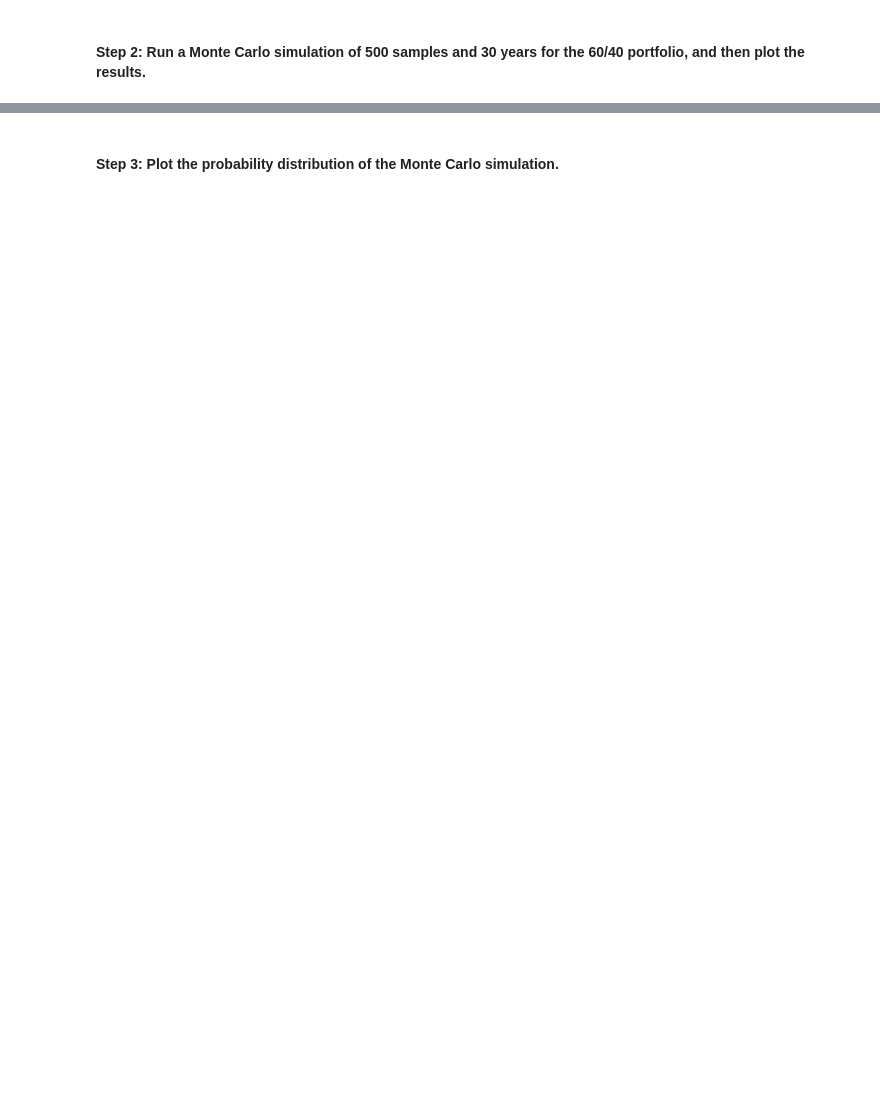
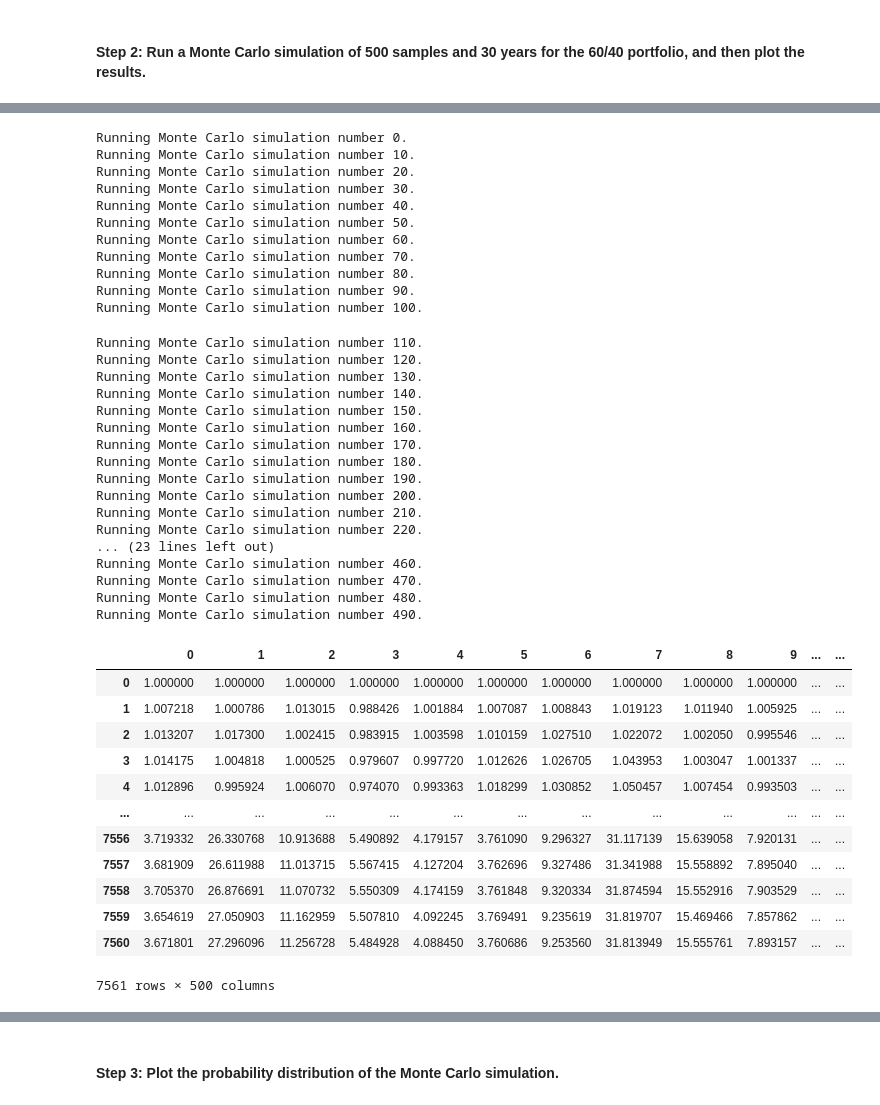
Before and after one commit to drewpagnotta/Challenge_5, a Jupyter notebook: financial_planning_tools.ipynb, the cells around one changed output, grey strips where cells are left out. Saved outputs shown, nothing was run; the diff lists cells and outputs as text; code cells hidden in the pictures; blank space fills up the shorter version.

Commit message:
Ran the Monte Carlo Sim, Completed up to Step 4

```diff
--- a/financial_planning_tools.ipynb
+++ b/financial_planning_tools.ipynb
@@ -493,6 +522,48 @@ In this section, you’ll use the MCForecastTools library to create a Monte Carl
 # %%
 # Run the Monte Carlo simulation to forecast 30 years cumulative returns
-# YOUR CODE HERE
+MC_60_SPY_40_AGG.calc_cumulative_return()
+# %% [output]
+Running Monte Carlo simulation number 0.
+Running Monte Carlo simulation number 10.
+Running Monte Carlo simulation number 20.
+Running Monte Carlo simulation number 30.
+Running Monte Carlo simulation number 40.
+Running Monte Carlo simulation number 50.
+Running Monte Carlo simulation number 60.
+Running Monte Carlo simulation number 70.
+Running Monte Carlo simulation number 80.
+Running Monte Carlo simulation number 90.
+Running Monte Carlo simulation number 100.
+Running Monte Carlo simulation number 110.
+Running Monte Carlo simulation number 120.
+Running Monte Carlo simulation number 130.
+Running Monte Carlo simulation number 140.
+Running Monte Carlo simulation number 150.
+Running Monte Carlo simulation number 160.
+Running Monte Carlo simulation number 170.
+Running Monte Carlo simulation number 180.
+Running Monte Carlo simulation number 190.
+Running Monte Carlo simulation number 200.
+Running Monte Carlo simulation number 210.
+Running Monte Carlo simulation number 220.
+... (23 lines left out)
+Running Monte Carlo simulation number 460.
+Running Monte Carlo simulation number 470.
+Running Monte Carlo simulation number 480.
+Running Monte Carlo simulation number 490.
+|  | 0 | 1 | 2 | 3 | 4 | 5 | 6 | 7 | 8 | 9 | ... | ... |
+| 0 | 1.000000 | 1.000000 | 1.000000 | 1.000000 | 1.000000 | 1.000000 | 1.000000 | 1.000000 | 1.000000 | 1.000000 | ... | ... |
+| 1 | 1.007218 | 1.000786 | 1.013015 | 0.988426 | 1.001884 | 1.007087 | 1.008843 | 1.019123 | 1.011940 | 1.005925 | ... | ... |
+| 2 | 1.013207 | 1.017300 | 1.002415 | 0.983915 | 1.003598 | 1.010159 | 1.027510 | 1.022072 | 1.002050 | 0.995546 | ... | ... |
+| 3 | 1.014175 | 1.004818 | 1.000525 | 0.979607 | 0.997720 | 1.012626 | 1.026705 | 1.043953 | 1.003047 | 1.001337 | ... | ... |
+| 4 | 1.012896 | 0.995924 | 1.006070 | 0.974070 | 0.993363 | 1.018299 | 1.030852 | 1.050457 | 1.007454 | 0.993503 | ... | ... |
+| ... | ... | ... | ... | ... | ... | ... | ... | ... | ... | ... | ... | ... |
+| 7556 | 3.719332 | 26.330768 | 10.913688 | 5.490892 | 4.179157 | 3.761090 | 9.296327 | 31.117139 | 15.639058 | 7.920131 | ... | ... |
+| 7557 | 3.681909 | 26.611988 | 11.013715 | 5.567415 | 4.127204 | 3.762696 | 9.327486 | 31.341988 | 15.558892 | 7.895040 | ... | ... |
+| 7558 | 3.705370 | 26.876691 | 11.070732 | 5.550309 | 4.174159 | 3.761848 | 9.320334 | 31.874594 | 15.552916 | 7.903529 | ... | ... |
+| 7559 | 3.654619 | 27.050903 | 11.162959 | 5.507810 | 4.092245 | 3.769491 | 9.235619 | 31.819707 | 15.469466 | 7.857862 | ... | ... |
+| 7560 | 3.671801 | 27.296096 | 11.256728 | 5.484928 | 4.088450 | 3.760686 | 9.253560 | 31.813949 | 15.555761 | 7.893157 | ... | ... |
+7561 rows × 500 columns
 # %%
 # Visualize the 30-year Monte Carlo simulation by creating an
 # overlay line plot
```
Also changed, not shown: parts of 6 cells of this notebook.
